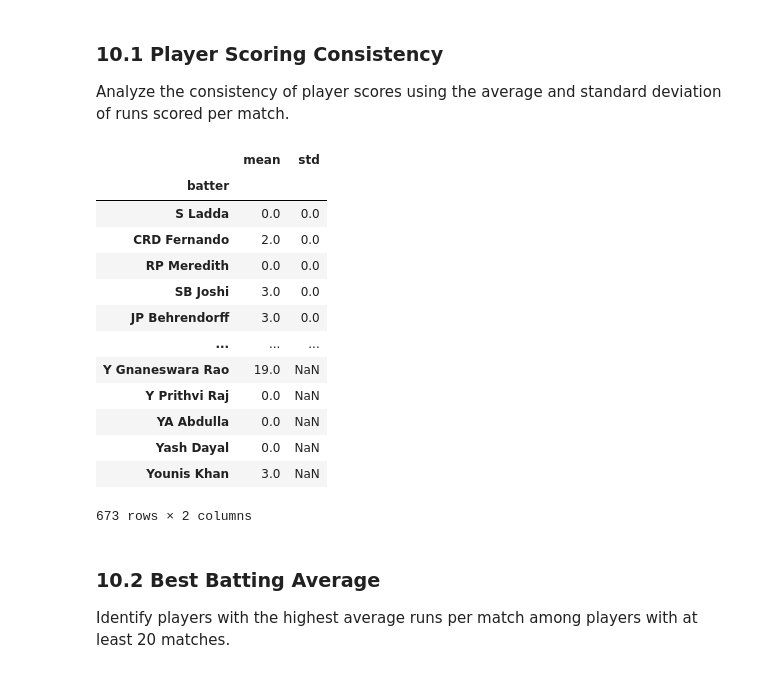
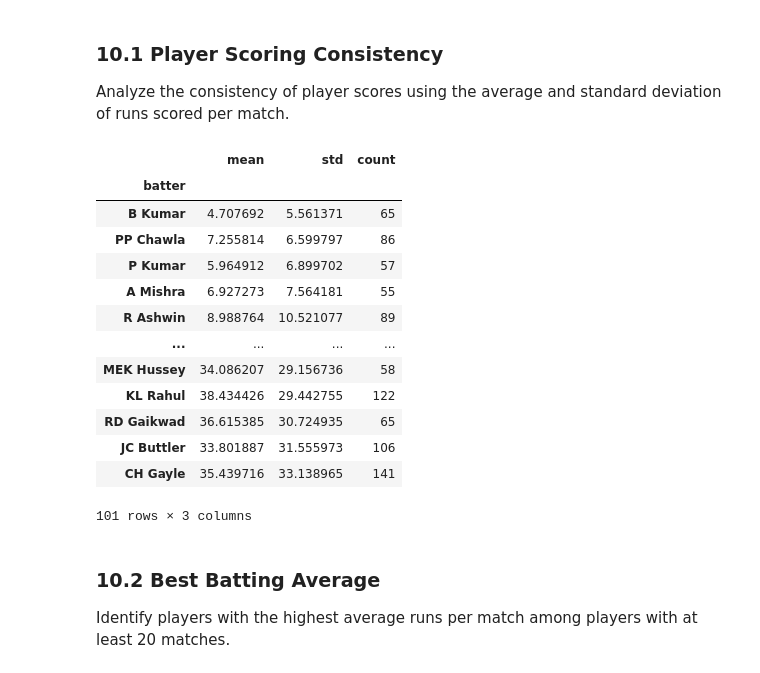
Before and after one commit to khalil-Gardiwal/ipl-data-analysis, a Jupyter notebook: notebooks/ipl-analysis.ipynb, the cells around one changed output. Saved outputs shown, nothing was run; the diff lists cells and outputs as text; code cells hidden in the pictures.

```diff
--- a/notebooks/ipl-analysis.ipynb
+++ b/notebooks/ipl-analysis.ipynb
@@ -2049,30 +2049,32 @@ Analyze the consistency of player scores using the average and standard deviatio
 # %%
 player_consistency = (
     deliveries
     .groupby(["match_id", "batter"])["batsman_runs"]
     .sum()
     .reset_index()
     .groupby("batter")["batsman_runs"]
-    .agg(["mean", "std"])
-    .sort_values("std")
+    .agg(["mean", "std", "count"])
 )
 
+player_consistency = player_consistency[
+    player_consistency["count"] >= 50
+].sort_values("std")
 player_consistency
 # %% [output]
-|  | mean | std |
-| batter |  |  |
-| S Ladda | 0.0 | 0.0 |
-| CRD Fernando | 2.0 | 0.0 |
-| RP Meredith | 0.0 | 0.0 |
-| SB Joshi | 3.0 | 0.0 |
-| JP Behrendorff | 3.0 | 0.0 |
-| ... | ... | ... |
-| Y Gnaneswara Rao | 19.0 | NaN |
-| Y Prithvi Raj | 0.0 | NaN |
-| YA Abdulla | 0.0 | NaN |
-| Yash Dayal | 0.0 | NaN |
-| Younis Khan | 3.0 | NaN |
+|  | mean | std | count |
+| batter |  |  |  |
+| B Kumar | 4.707692 | 5.561371 | 65 |
+| PP Chawla | 7.255814 | 6.599797 | 86 |
+| P Kumar | 5.964912 | 6.899702 | 57 |
+| A Mishra | 6.927273 | 7.564181 | 55 |
+| R Ashwin | 8.988764 | 10.521077 | 89 |
+| ... | ... | ... | ... |
+| MEK Hussey | 34.086207 | 29.156736 | 58 |
+| KL Rahul | 38.434426 | 29.442755 | 122 |
+| RD Gaikwad | 36.615385 | 30.724935 | 65 |
+| JC Buttler | 33.801887 | 31.555973 | 106 |
+| CH Gayle | 35.439716 | 33.138965 | 141 |
-673 rows × 2 columns
+101 rows × 3 columns
 # %% [markdown]
 ### 10.2 Best Batting Average
 
```
Also changed, not shown: parts of 28 cells of this notebook.
